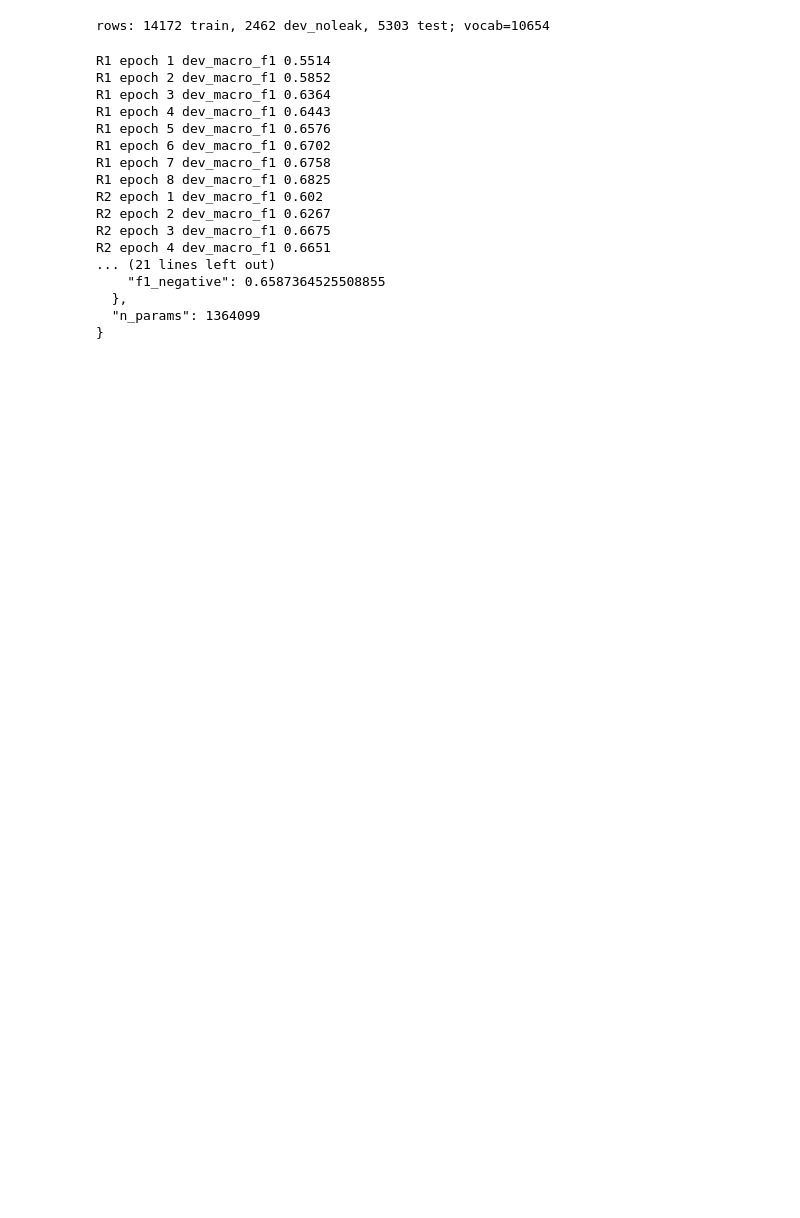
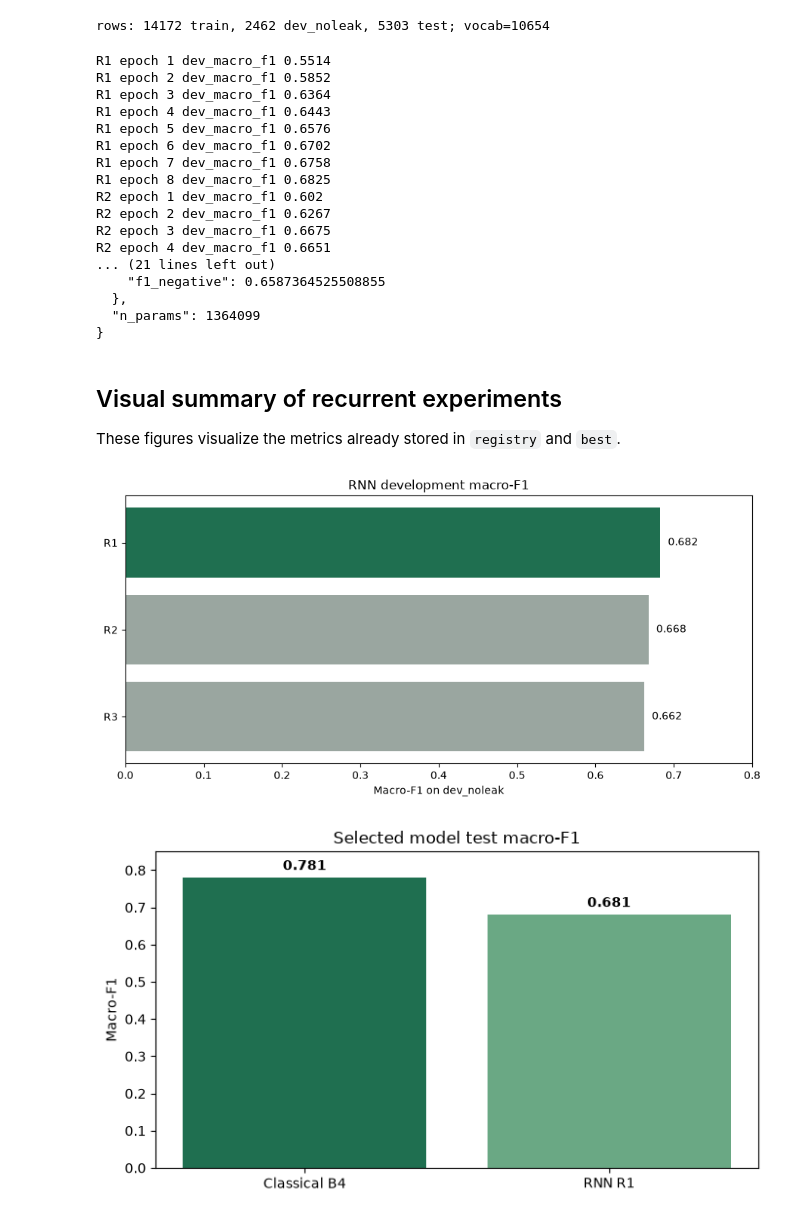
Before and after one commit to N-SilverJr/hausa-sentiment-app, a Jupyter notebook: notebooks/03_rnn.ipynb, the cells around one changed output. Cells and saved outputs as stored; diff of their text form; code cells hidden in the pictures; blank space fills up the shorter version.

```diff
--- a/notebooks/03_rnn.ipynb
+++ b/notebooks/03_rnn.ipynb
@@ -143,3 +143,46 @@ R2 epoch 4 dev_macro_f1 0.6651
   },
   "n_params": 1364099
 }
+# %% [markdown]
+## Visual summary of recurrent experiments
+
+These figures visualize the metrics already stored in `registry` and `best`.
+# %%
+import matplotlib.pyplot as plt
+
+# Visual summary: recurrent-model development comparison
+rnn_viz = pd.DataFrame([
+    {"id": row["id"], "name": row["name"], "dev_macro_f1": row["dev_noleak"]["macro_f1"]}
+    for row in registry
+]).sort_values("dev_macro_f1", ascending=True)
+
+fig, ax = plt.subplots(figsize=(9, 4.5))
+colors = ["#9aa6a0" if model_id != best["id"] else "#1f6f50" for model_id in rnn_viz["id"]]
+ax.barh(rnn_viz["id"], rnn_viz["dev_macro_f1"], color=colors)
+ax.set_title("RNN development macro-F1")
+ax.set_xlabel("Macro-F1 on dev_noleak")
+ax.set_xlim(0, 0.8)
+for y, value in enumerate(rnn_viz["dev_macro_f1"]):
+    ax.text(value + 0.01, y, f"{value:.3f}", va="center")
+plt.tight_layout()
+plt.show()
+
+# Directly compare the selected RNN with the selected classical baseline.
+classical_registry = json.loads((RESULTS / "classical_registry.json").read_text())
+classical_b4 = next(row for row in classical_registry if row["id"] == "B4")
+comparison = pd.DataFrame({
+    "Model": ["Classical B4", "RNN R1"],
+    "Test macro-F1": [classical_b4["test"]["macro_f1"], best["test"]["macro_f1"]],
+})
+fig, ax = plt.subplots(figsize=(7, 4))
+ax.bar(comparison["Model"], comparison["Test macro-F1"], color=["#1f6f50", "#6aa884"])
+ax.set_title("Selected model test macro-F1")
+ax.set_ylabel("Macro-F1")
+ax.set_ylim(0, 0.85)
+for index, value in enumerate(comparison["Test macro-F1"]):
+    ax.text(index, value + 0.02, f"{value:.3f}", ha="center", fontweight="bold")
+plt.tight_layout()
+plt.show()
+# %% [output]
+[figure, added]
+[figure, added]
```
Also changed, not shown: parts of 1 cell of this notebook, 3 other files.
